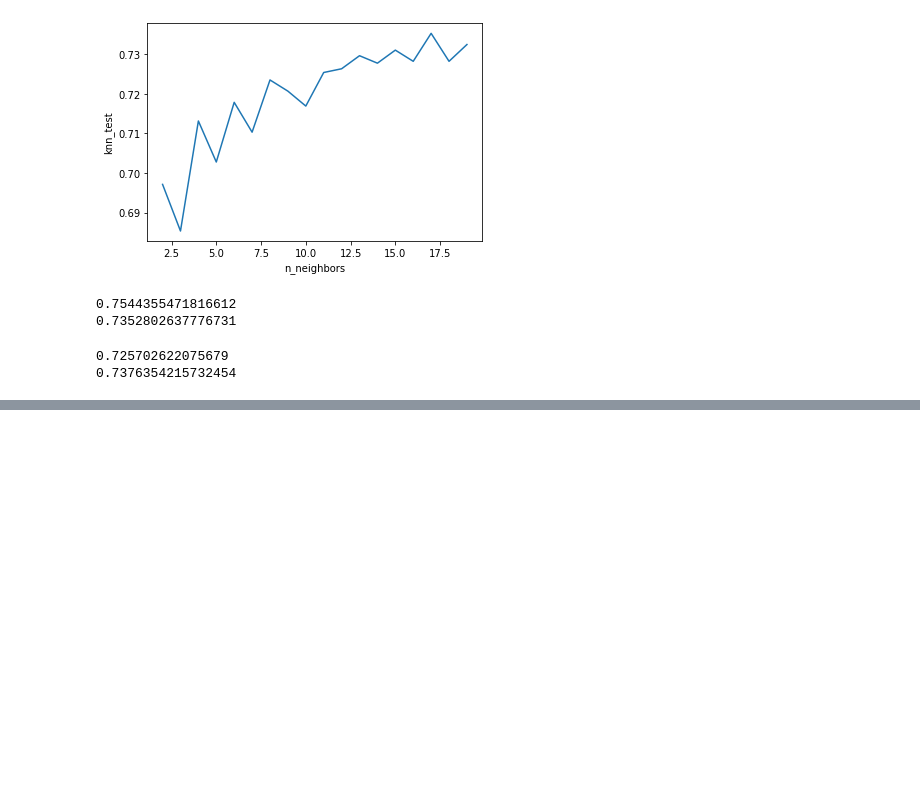
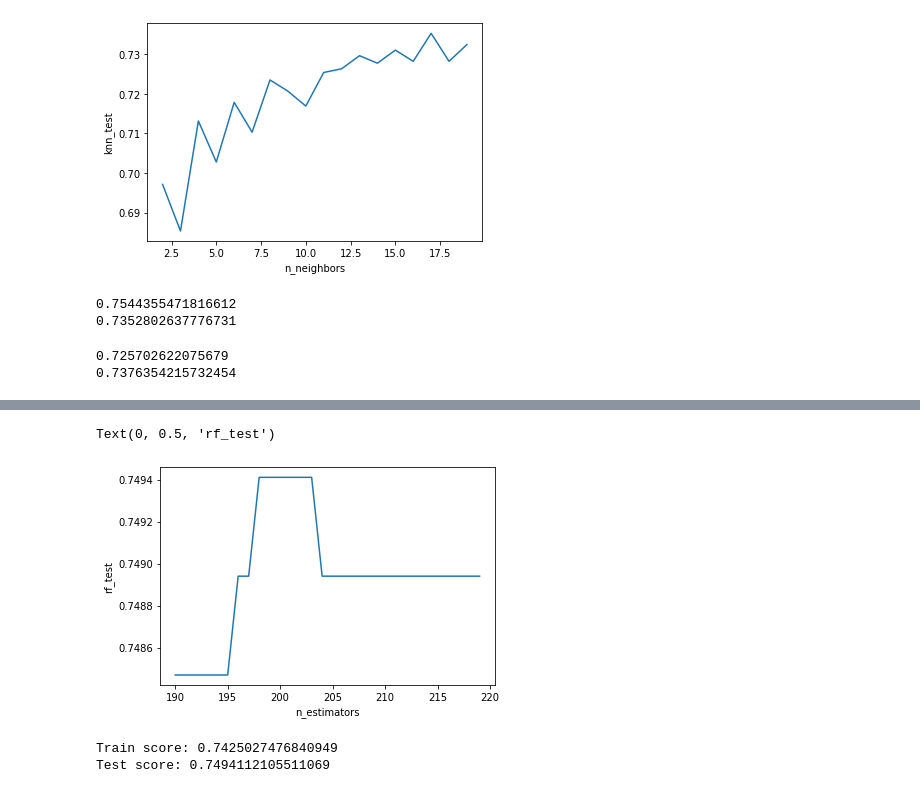
Before and after one commit to kpaulfran/spaceship_titanic, a Jupyter notebook: sapceship_titanic.ipynb, the cells around one changed output, grey strips where cells are left out. Drawn from its saved outputs; the diff is of its cells as text; code cells hidden in the pictures; blank space fills up the shorter version.

```diff
--- a/sapceship_titanic.ipynb
+++ b/sapceship_titanic.ipynb
@@ -539,0 +616,5 @@ Agregar matriz de correlacion luego de estos intentos y graficos para observar m
+# %%
+logreg = LogisticRegression(C=0.1, max_iter=1000, solver='liblinear', penalty='l1')
+logreg.fit(X_train, y_train)
+print(logreg.score(X_train,y_train))
+print(logreg.score(X_test,y_test))
@@ -539,0 +682,31 @@ Agregar matriz de correlacion luego de estos intentos y graficos para observar m
+# %%
+#Vamos a ajustar en n_estimators
+
+rf_train_score = []
+rf_test_score = []
+n_estimators = range(190,220,1)
+
+for n in n_estimators:
+  rf = RandomForestClassifier(max_depth = 6, random_state = 42, n_estimators = n)
+  rf.fit(X_train, y_train)
+  rf.predict(X_test)
+  rf_test_score.append(rf.score(X_test, y_test))
+
+plt.plot(n_estimators, rf_test_score)
+plt.xlabel('n_estimators')
+plt.ylabel('rf_test')
+# %% [output]
+Text(0, 0.5, 'rf_test')
+[figure, added]
+# %%
+rf = RandomForestClassifier(max_depth = 6, random_state = 42, n_estimators = 198)
+rf.fit(X_train, y_train)
+rf.predict(X_test)
+rf_train_score = rf.score(X_train, y_train)
+rf_test_score = rf.score(X_test, y_test)
+
+print('Train score:',rf_train_score)
+print('Test score:', rf_test_score)
+# %% [output]
+Train score: 0.7425027476840949
+Test score: 0.7494112105511069
```
Also changed, not shown: parts of 12 cells of this notebook.
